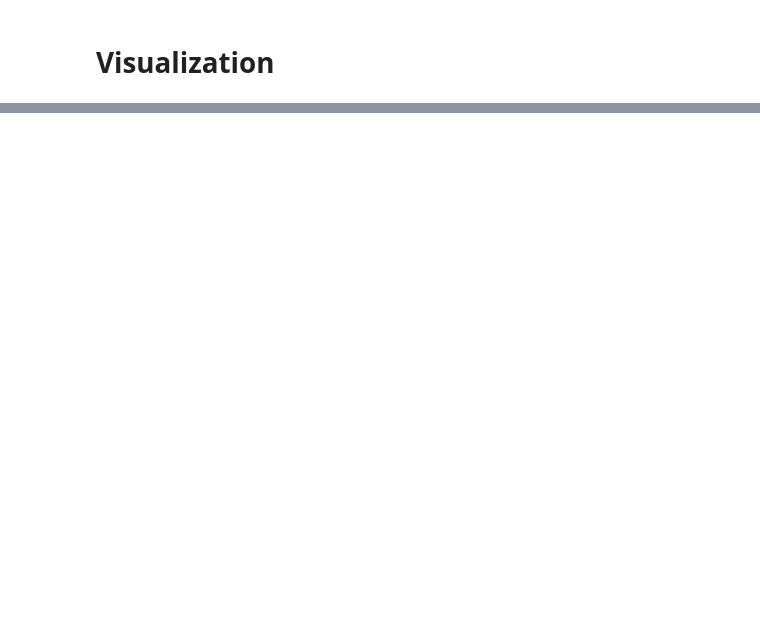
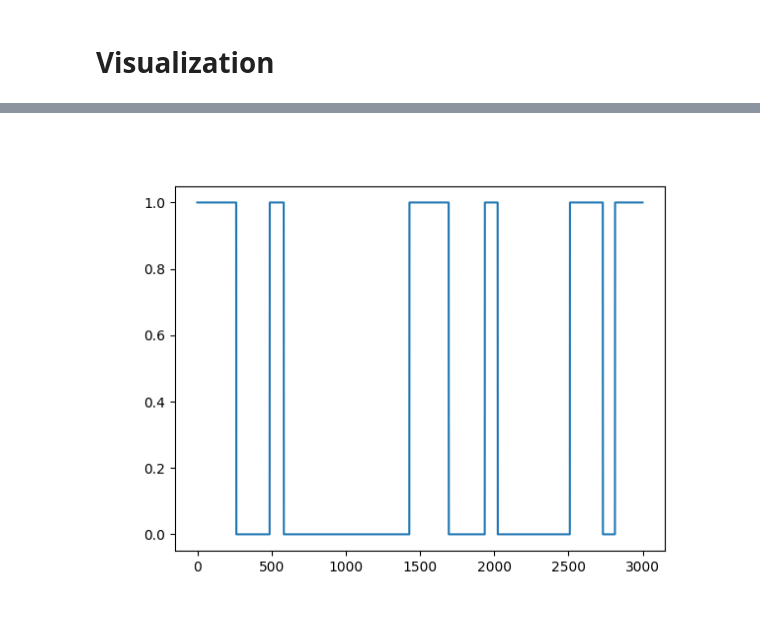
Before and after one commit to Bbosc/GDSOA, a Jupyter notebook: main_franka.ipynb, the cells around one changed output, grey strips where cells are left out. Drawn from its saved outputs; the diff is of its cells as text; code cells hidden in the pictures; blank space fills up the shorter version.

```diff
--- a/main_franka.ipynb
+++ b/main_franka.ipynb
@@ -90,3 +113,10 @@ plt.show()
+# %%
+weights = np.stack(ds.projection_weight_logger)
+plt.figure()
+plt.plot(range(weights.shape[0]), weights)
+plt.show()
+# %% [output]
+[figure, added]
 # %%
 vel = np.stack(velocities)
 plt.figure()
```
Also changed, not shown: parts of 11 cells of this notebook, 2 other files.
